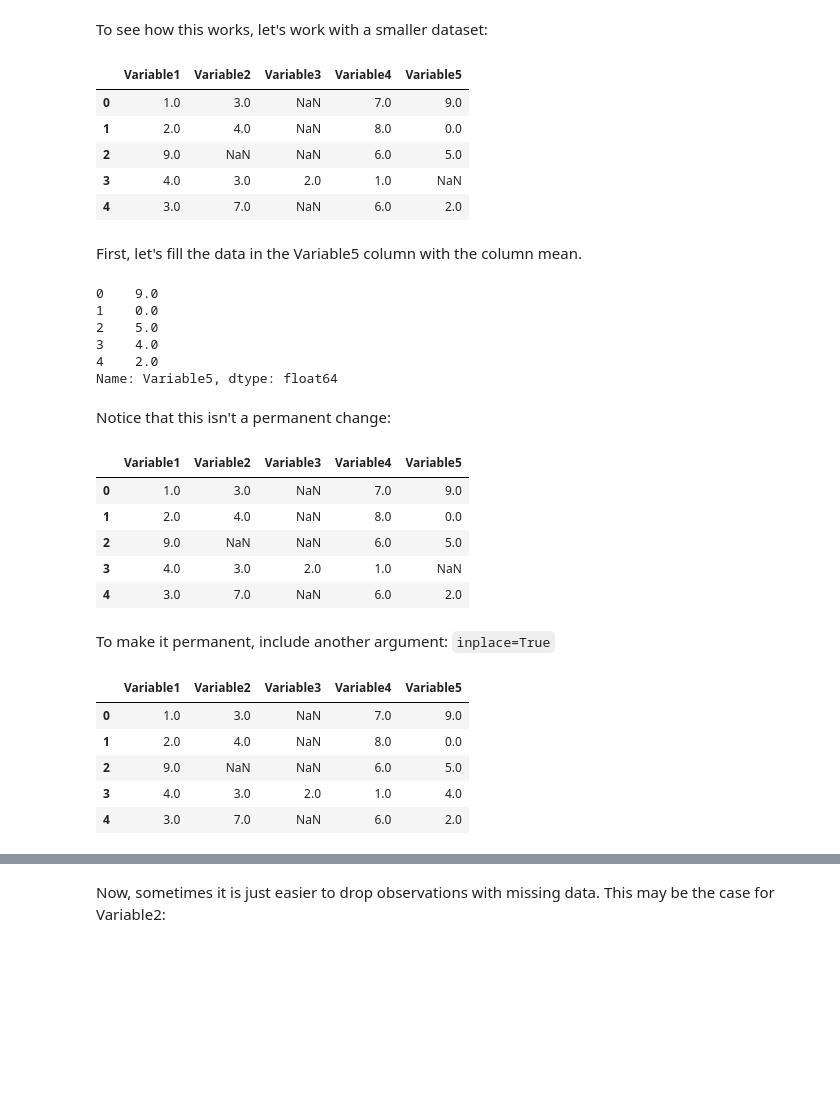
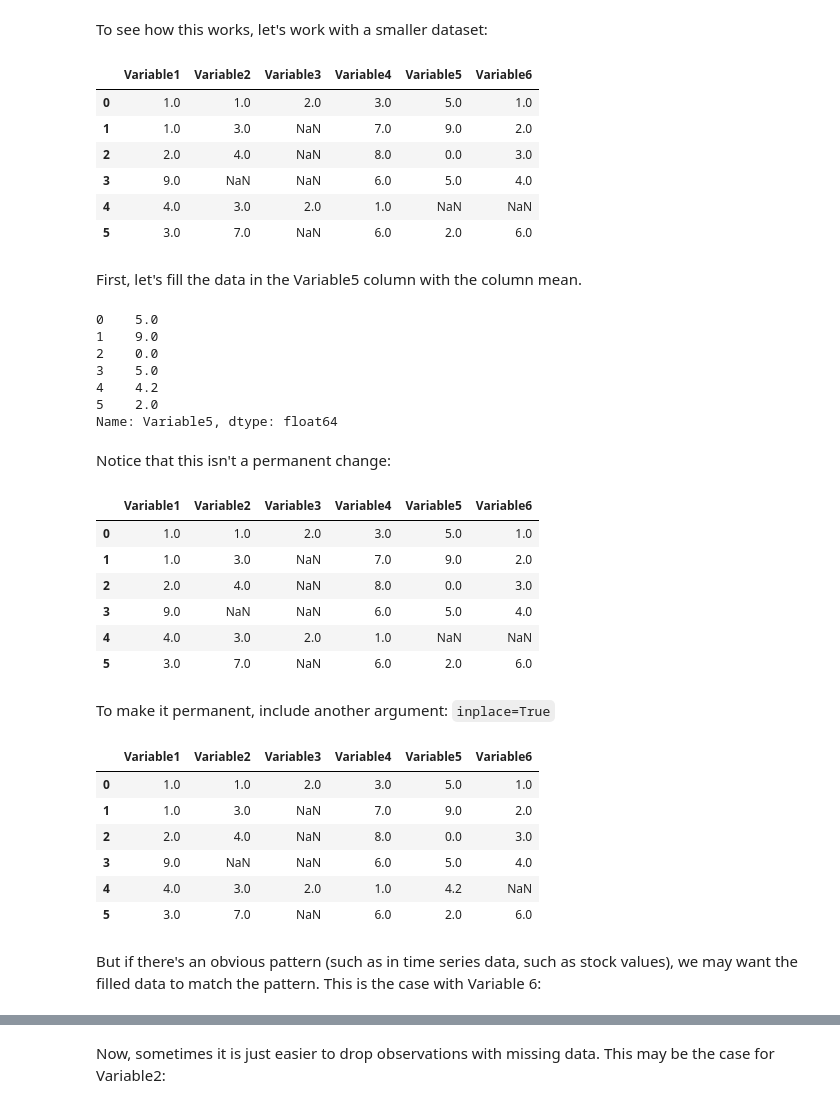
Before and after one commit to drolsonmi/math3080, a Jupyter notebook: Notes/05 Obtaining Data.ipynb, the cells around one changed output, grey strips where cells are left out. Drawn from its saved outputs; the diff is of its cells as text; code cells hidden in the pictures; blank space fills up the shorter version.

```diff
--- a/Notes/05 Obtaining Data.ipynb
+++ b/Notes/05 Obtaining Data.ipynb
@@ -340,54 +345,61 @@ To see how this works, let's work with a smaller dataset:
 # %%
 import numpy as np
 import pandas as pd
 
-missing_data = np.array([[1,3,np.nan,7,9],
-                         [2,4,np.nan,8,0],
-                         [9,np.nan,np.nan,6,5],
-                         [4,3,2,1,np.nan],
-                         [3,7,np.nan,6,2]])
+missing_data = np.array([[1,1,2,3,5,1],
+                         [1,3,np.nan,7,9,2],
+                         [2,4,np.nan,8,0,3],
+                         [9,np.nan,np.nan,6,5,4],
+                         [4,3,2,1,np.nan,np.nan],
+                         [3,7,np.nan,6,2,6]])
 
 missing = pd.DataFrame(missing_data)
-missing.columns=['Variable1','Variable2','Variable3','Variable4','Variable5']
+missing.columns=['Variable1','Variable2','Variable3','Variable4','Variable5','Variable6']
 missing
 # %% [output]
-|  | Variable1 | Variable2 | Variable3 | Variable4 | Variable5 |
-| 0 | 1.0 | 3.0 | NaN | 7.0 | 9.0 |
-| 1 | 2.0 | 4.0 | NaN | 8.0 | 0.0 |
-| 2 | 9.0 | NaN | NaN | 6.0 | 5.0 |
-| 3 | 4.0 | 3.0 | 2.0 | 1.0 | NaN |
-| 4 | 3.0 | 7.0 | NaN | 6.0 | 2.0 |
+|  | Variable1 | Variable2 | Variable3 | Variable4 | Variable5 | Variable6 |
+| 0 | 1.0 | 1.0 | 2.0 | 3.0 | 5.0 | 1.0 |
+| 1 | 1.0 | 3.0 | NaN | 7.0 | 9.0 | 2.0 |
+| 2 | 2.0 | 4.0 | NaN | 8.0 | 0.0 | 3.0 |
+| 3 | 9.0 | NaN | NaN | 6.0 | 5.0 | 4.0 |
+| 4 | 4.0 | 3.0 | 2.0 | 1.0 | NaN | NaN |
+| 5 | 3.0 | 7.0 | NaN | 6.0 | 2.0 | 6.0 |
 # %% [markdown]
 First, let's fill the data in the Variable5 column with the column mean.
 # %%
 missing['Variable5'].fillna(value=missing['Variable5'].mean())
 # %% [output]
-0    9.0
-1    0.0
-2    5.0
-3    4.0
-4    2.0
+0    5.0
+1    9.0
+2    0.0
+3    5.0
+4    4.2
+5    2.0
 Name: Variable5, dtype: float64
 # %% [markdown]
 Notice that this isn't a permanent change:
 # %%
 missing
 # %% [output]
-|  | Variable1 | Variable2 | Variable3 | Variable4 | Variable5 |
-| 0 | 1.0 | 3.0 | NaN | 7.0 | 9.0 |
-| 1 | 2.0 | 4.0 | NaN | 8.0 | 0.0 |
-| 2 | 9.0 | NaN | NaN | 6.0 | 5.0 |
-| 3 | 4.0 | 3.0 | 2.0 | 1.0 | NaN |
-| 4 | 3.0 | 7.0 | NaN | 6.0 | 2.0 |
+|  | Variable1 | Variable2 | Variable3 | Variable4 | Variable5 | Variable6 |
+| 0 | 1.0 | 1.0 | 2.0 | 3.0 | 5.0 | 1.0 |
+| 1 | 1.0 | 3.0 | NaN | 7.0 | 9.0 | 2.0 |
+| 2 | 2.0 | 4.0 | NaN | 8.0 | 0.0 | 3.0 |
+| 3 | 9.0 | NaN | NaN | 6.0 | 5.0 | 4.0 |
+| 4 | 4.0 | 3.0 | 2.0 | 1.0 | NaN | NaN |
+| 5 | 3.0 | 7.0 | NaN | 6.0 | 2.0 | 6.0 |
 # %% [markdown]
 To make it permanent, include another argument: `inplace=True`
 # %%
 missing['Variable5'].fillna(value=missing['Variable5'].mean(), inplace=True)
 missing
 # %% [output]
-|  | Variable1 | Variable2 | Variable3 | Variable4 | Variable5 |
-| 0 | 1.0 | 3.0 | NaN | 7.0 | 9.0 |
-| 1 | 2.0 | 4.0 | NaN | 8.0 | 0.0 |
-| 2 | 9.0 | NaN | NaN | 6.0 | 5.0 |
-| 3 | 4.0 | 3.0 | 2.0 | 1.0 | 4.0 |
-| 4 | 3.0 | 7.0 | NaN | 6.0 | 2.0 |
+|  | Variable1 | Variable2 | Variable3 | Variable4 | Variable5 | Variable6 |
+| 0 | 1.0 | 1.0 | 2.0 | 3.0 | 5.0 | 1.0 |
+| 1 | 1.0 | 3.0 | NaN | 7.0 | 9.0 | 2.0 |
+| 2 | 2.0 | 4.0 | NaN | 8.0 | 0.0 | 3.0 |
+| 3 | 9.0 | NaN | NaN | 6.0 | 5.0 | 4.0 |
+| 4 | 4.0 | 3.0 | 2.0 | 1.0 | 4.2 | NaN |
+| 5 | 3.0 | 7.0 | NaN | 6.0 | 2.0 | 6.0 |
+# %% [markdown]
+But if there's an obvious pattern (such as in time series data, such as stock values), we may want the filled data to match the pattern. This is the case with Variable 6:
```
Also changed, not shown: parts of 9 cells of this notebook.
